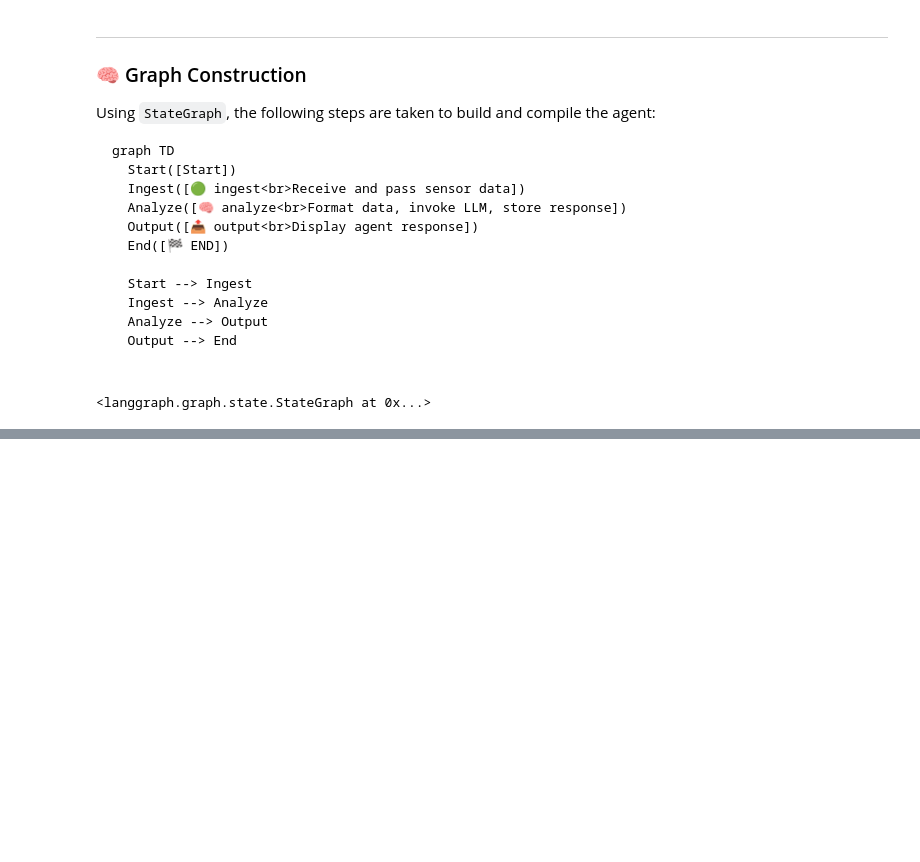
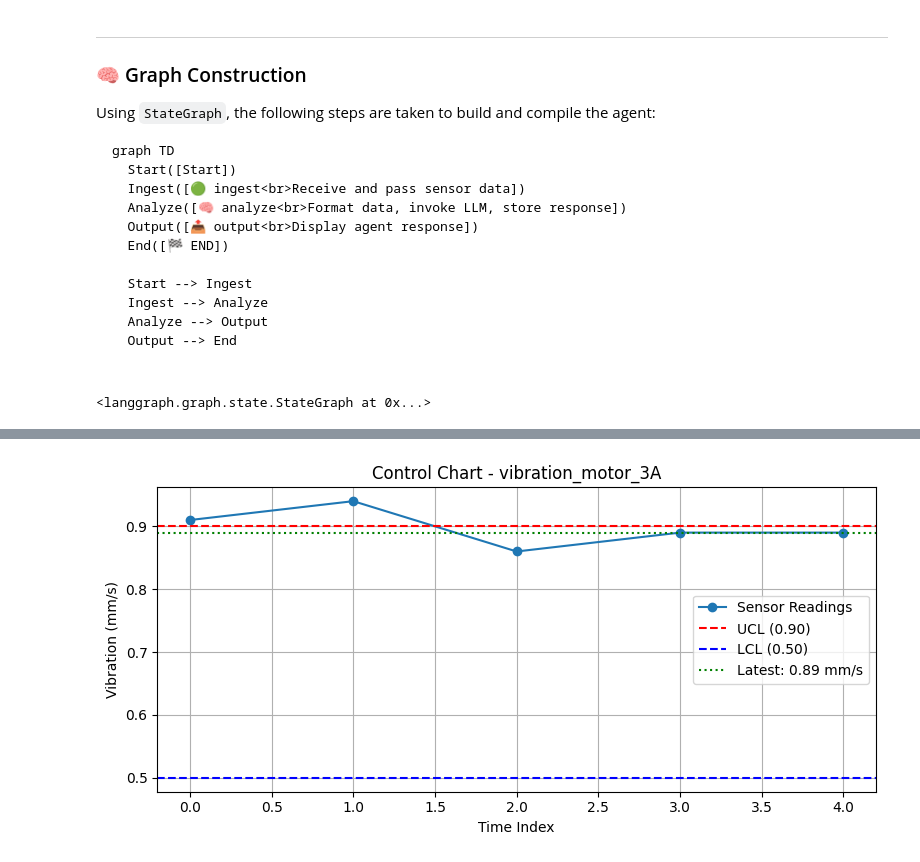
Before and after one commit to ozkary/ai-engineering, a Jupyter notebook: ai-agents/manufacturing/lang-graph-data-analysis.ipynb, the cells around one changed output, grey strips where cells are left out. Drawn from its saved outputs; the diff is of its cells as text; code cells hidden in the pictures; blank space fills up the shorter version.

Commit message:
Add the control chart

```diff
--- a/ai-agents/manufacturing/lang-graph-data-analysis.ipynb
+++ b/ai-agents/manufacturing/lang-graph-data-analysis.ipynb
@@ -234,0 +244,23 @@ LLM Raw Output:
+# %%
+import plotly
+import matplotlib.pyplot as plt
+
+# Prepare the chart data
+values = sensor_data["trend_window"] + [sensor_data["value"]]
+timestamps = list(range(len(values)))  # simulate time steps
+
+# Plotting
+plt.figure(figsize=(8, 4))
+plt.plot(timestamps, values, marker='o', label="Sensor Readings")
+plt.axhline(sensor_data["ucl"], color='red', linestyle='--', label="UCL (0.90)")
+plt.axhline(sensor_data["lcl"], color='blue', linestyle='--', label="LCL (0.50)")
+plt.axhline(sensor_data["value"], color='green', linestyle=':', label=f"Latest: {sensor_data['value']} mm/s")
+plt.title(f"Control Chart - {sensor_data['sensor']}")
+plt.xlabel("Time Index")
+plt.ylabel(f"Vibration ({sensor_data['unit']})")
+plt.legend()
+plt.grid(True)
+plt.tight_layout()
+plt.show()
+# %% [output]
+[figure, added]
```
Also changed, not shown: parts of 2 cells of this notebook, 2 other files.
